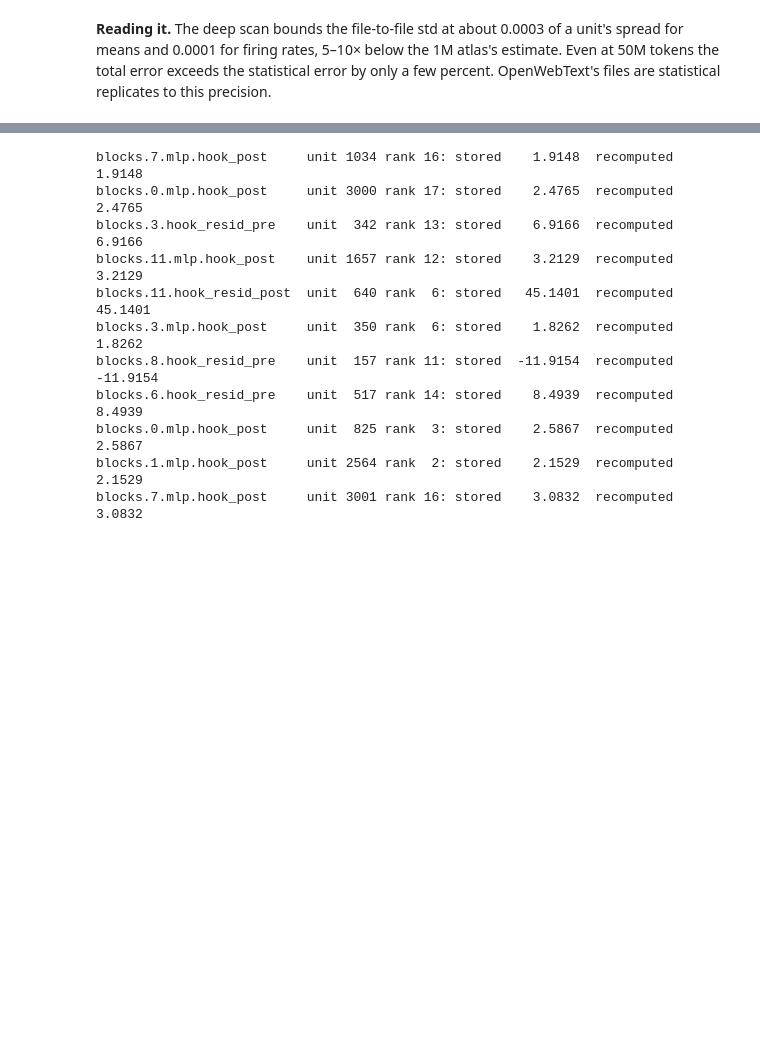
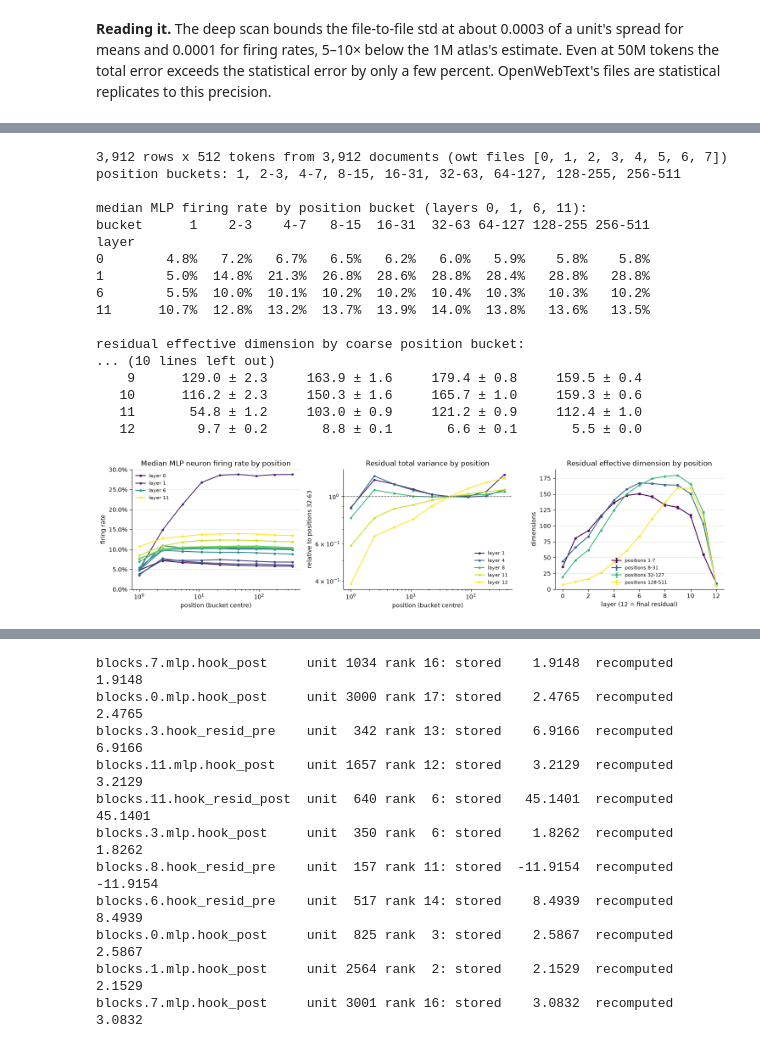
Before and after one commit to rreece/gpt2-atlas, a Jupyter notebook: notebooks/atlas.ipynb, the cells around one changed output, grey strips where cells are left out. Drawn from its saved outputs; the diff is of its cells as text; code cells hidden in the pictures; blank space fills up the shorter version.

```diff
--- a/notebooks/atlas.ipynb
+++ b/notebooks/atlas.ipynb
@@ -723,0 +743,66 @@ only a few percent. OpenWebText's files are statistical replicates to this preci
+# %%
+A512 = Path("../results/atlas-512")
+pos = duckdb.sql(f"select * from '{A512 / 'positions.parquet'}'").df()
+rpos = np.load(A512 / "resid_positions.npz")
+m512 = json.loads((A512 / "manifest.json").read_text())
+print(f"{m512['n_rows']:,} rows x {m512['seq_len']} tokens from {m512['n_docs']:,} documents ({m512['dataset']} files {m512['files']})")
+buckets = pos.groupby("bucket")[["pos_lo", "pos_hi"]].first()
+centers = np.sqrt(buckets.pos_lo * buckets.pos_hi).to_numpy()  # geometric centre of each bucket, for log axes
+blabel = {b: (f"{r.pos_lo}" if r.pos_lo == r.pos_hi else f"{r.pos_lo}-{r.pos_hi}") for b, r in buckets.iterrows()}
+print("position buckets:", ", ".join(blabel.values()))
+
+post_pos = pos[pos.kind == "post"]
+res_pos = pos[pos.kind == "resid"]
+fr = post_pos.groupby(["layer", "bucket"]).frac_pos.median().unstack()  # [layer, bucket]
+tv = res_pos.assign(var=res_pos["std"] ** 2).groupby(["layer", "bucket"])["var"].sum().unstack()  # trace of covariance
+
+fig, axes = plt.subplots(1, 3, figsize=(15, 3.8))
+cmap = plt.get_cmap("viridis")
+for l in fr.index:
+    axes[0].plot(centers, fr.loc[l].to_numpy(), "o-", ms=3, lw=1.5, color=cmap(l / 11), label=f"layer {l}" if l in (0, 1, 6, 11) else None)
+axes[0].set(xscale="log", title="Median MLP neuron firing rate by position", xlabel="position (bucket centre)", ylabel="firing rate", ylim=(0, None))
+axes[0].yaxis.set_major_formatter(plt.matplotlib.ticker.PercentFormatter(1.0))
+axes[0].legend(frameon=False, fontsize=8)
+for i, l in enumerate([1, 4, 8, 11, 12]):
+    axes[1].plot(centers, (tv.loc[l] / tv.loc[l, 5]).to_numpy(), "o-", ms=3, lw=1.5, color=cmap(l / 12), label=f"layer {l}")
+axes[1].axhline(1, color=INK2, lw=1, ls="--")
+axes[1].set(xscale="log", yscale="log", title="Residual total variance by position", xlabel="position (bucket centre)",
+            ylabel="relative to positions 32-63")
+axes[1].legend(frameon=False, fontsize=8)
+cov_edges = rpos["edges"]
+for j in range(len(cov_edges) - 1):
+    hi = min(cov_edges[j + 1] - 1, m512["seq_len"] - 1)
+    axes[2].errorbar(rpos["layer"], rpos["pr"][:, j], yerr=rpos["pr_err"][:, j], fmt="o-", ms=3, lw=1.5, capsize=2,
+                     color=cmap(j / (len(cov_edges) - 2)), label=f"positions {cov_edges[j]}-{hi}")
+axes[2].set(title="Residual effective dimension by position", xlabel="layer (12 = final residual)", ylabel="dimensions", ylim=(0, None))
+axes[2].legend(frameon=False, fontsize=8)
+for ax in axes:
+    tidy(ax)
+plt.tight_layout()
+save(fig, "results_position_layers")
+
+print("\nmedian MLP firing rate by position bucket (layers 0, 1, 6, 11):")
+print(fr.loc[[0, 1, 6, 11]].rename(columns=blabel).map(lambda v: f"{v:.1%}").to_string())
+print("\nresidual effective dimension by coarse position bucket:")
+print("layer  " + "".join(f"{f'{cov_edges[j]}-{min(cov_edges[j + 1] - 1, 511)}':>16s}" for j in range(len(cov_edges) - 1)))
+for i, l in enumerate(rpos["layer"]):
+    print(f"{l:5d}  " + "".join(f"{rpos['pr'][i, j]:9.1f} ± {rpos['pr_err'][i, j]:<4.1f}" for j in range(len(cov_edges) - 1)))
+# %% [output]
+3,912 rows x 512 tokens from 3,912 documents (owt files [0, 1, 2, 3, 4, 5, 6, 7])
+position buckets: 1, 2-3, 4-7, 8-15, 16-31, 32-63, 64-127, 128-255, 256-511
+
+median MLP firing rate by position bucket (layers 0, 1, 6, 11):
+bucket      1    2-3    4-7   8-15  16-31  32-63 64-127 128-255 256-511
+layer
+0        4.8%   7.2%   6.7%   6.5%   6.2%   6.0%   5.9%    5.8%    5.8%
+1        5.0%  14.8%  21.3%  26.8%  28.6%  28.8%  28.4%   28.8%   28.8%
+6        5.5%  10.0%  10.1%  10.2%  10.2%  10.4%  10.3%   10.3%   10.2%
+11      10.7%  12.8%  13.2%  13.7%  13.9%  14.0%  13.8%   13.6%   13.5%
+
+residual effective dimension by coarse position bucket:
+... (10 lines left out)
+    9      129.0 ± 2.3     163.9 ± 1.6     179.4 ± 0.8     159.5 ± 0.4
+   10      116.2 ± 2.3     150.3 ± 1.6     165.7 ± 1.0     159.3 ± 0.6
+   11       54.8 ± 1.2     103.0 ± 0.9     121.2 ± 0.9     112.4 ± 1.0
+   12        9.7 ± 0.2       8.8 ± 0.1       6.6 ± 0.1       5.5 ± 0.0
+[figure, added]
```
Also changed, not shown: parts of 7 cells of this notebook, 4 other files.
